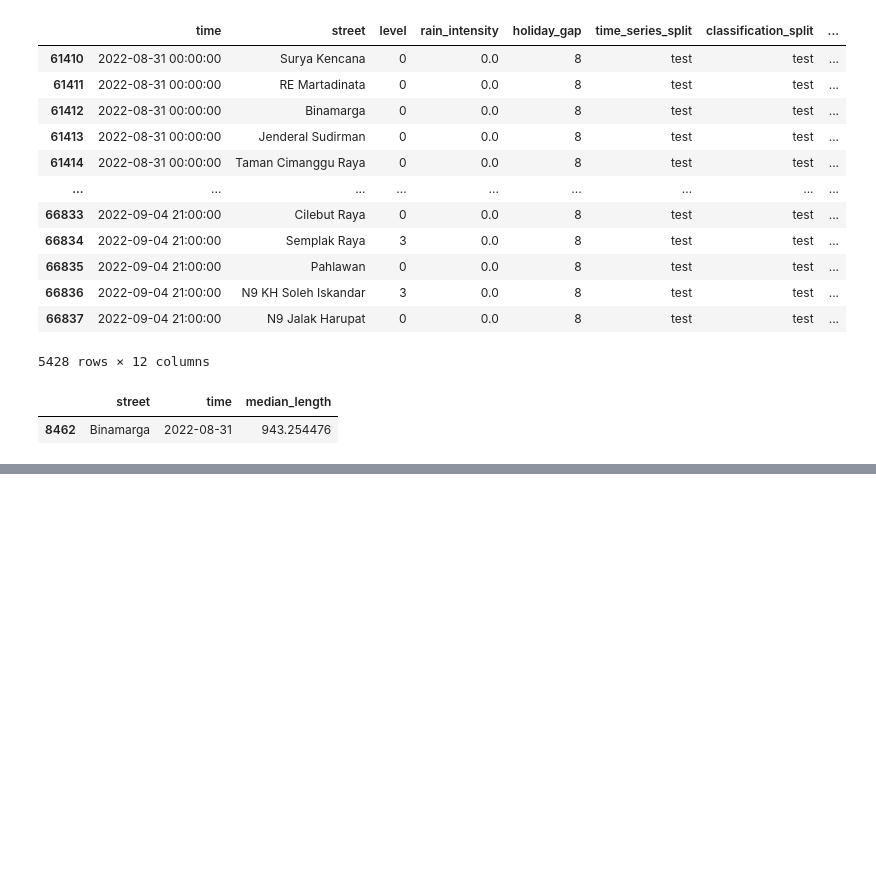
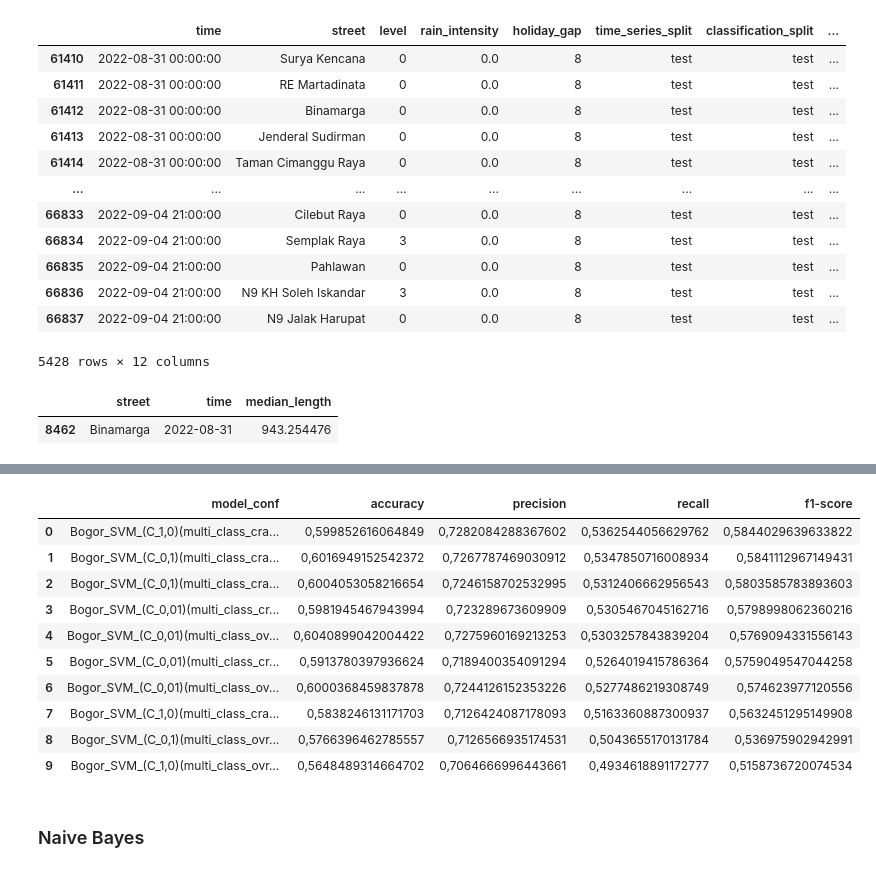
Before and after one commit to GibranBrahmanta/DSLS-MiniProject-DataScientist, a Jupyter notebook: notebook/05_classifier_modeling.ipynb, the cells around one changed output, grey strips where cells are left out. Saved outputs shown, nothing was run; the diff lists cells and outputs as text; code cells hidden in the pictures; blank space fills up the shorter version.

```diff
--- a/notebook/05_classifier_modeling.ipynb
+++ b/notebook/05_classifier_modeling.ipynb
@@ -125,0 +228,16 @@ tmp[
+# %%
+get_hpt_result(city, 'SVM', 'test')
+# %% [output]
+|  | model_conf | accuracy | precision | recall | f1-score |
+| 0 | Bogor_SVM_(C_1,0)(multi_class_cra... | 0,599852616064849 | 0,7282084288367602 | 0,5362544056629762 | 0,5844029639633822 |
+| 1 | Bogor_SVM_(C_0,1)(multi_class_cra... | 0,6016949152542372 | 0,7267787469030912 | 0,5347850716008934 | 0,5841112967149431 |
+| 2 | Bogor_SVM_(C_0,1)(multi_class_cra... | 0,6004053058216654 | 0,7246158702532995 | 0,5312406662956543 | 0,5803585783893603 |
+| 3 | Bogor_SVM_(C_0,01)(multi_class_cr... | 0,5981945467943994 | 0,723289673609909 | 0,5305467045162716 | 0,5798998062360216 |
+| 4 | Bogor_SVM_(C_0,01)(multi_class_ov... | 0,6040899042004422 | 0,7275960169213253 | 0,5303257843839204 | 0,5769094331556143 |
+| 5 | Bogor_SVM_(C_0,01)(multi_class_cr... | 0,5913780397936624 | 0,7189400354091294 | 0,5264019415786364 | 0,5759049547044258 |
+| 6 | Bogor_SVM_(C_0,01)(multi_class_ov... | 0,6000368459837878 | 0,7244126152353226 | 0,5277486219308749 | 0,574623977120556 |
+| 7 | Bogor_SVM_(C_1,0)(multi_class_cra... | 0,5838246131171703 | 0,7126424087178093 | 0,5163360887300937 | 0,5632451295149908 |
+| 8 | Bogor_SVM_(C_0,1)(multi_class_ovr... | 0,5766396462785557 | 0,7126566935174531 | 0,5043655170131784 | 0,536975902942991 |
+| 9 | Bogor_SVM_(C_1,0)(multi_class_ovr... | 0,5648489314664702 | 0,7064666996443661 | 0,4934618891172777 | 0,5158736720074534 |
+# %% [markdown]
+### Naive Bayes
```
Also changed, not shown: parts of 26 cells of this notebook.
